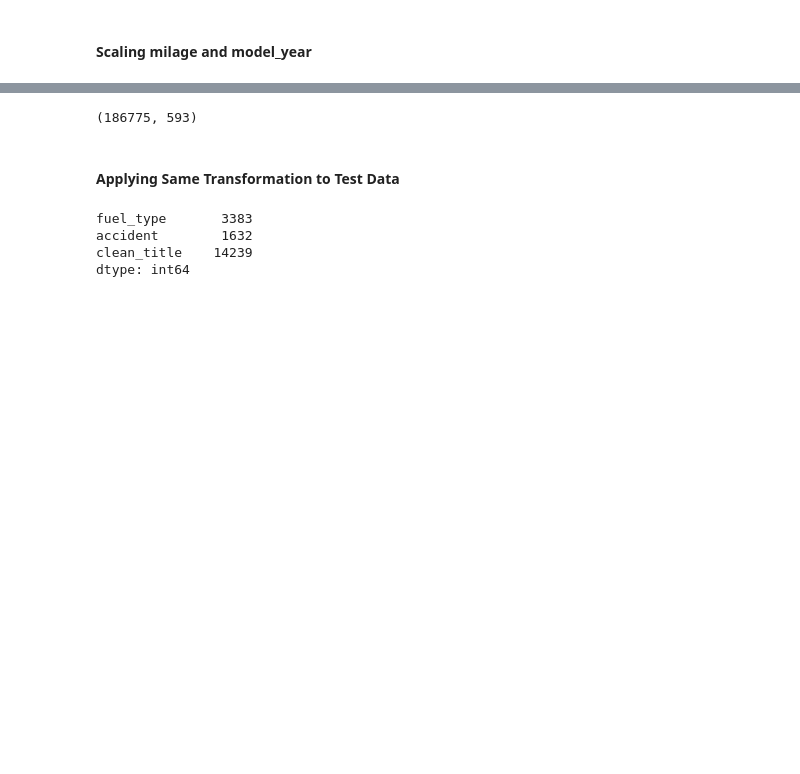
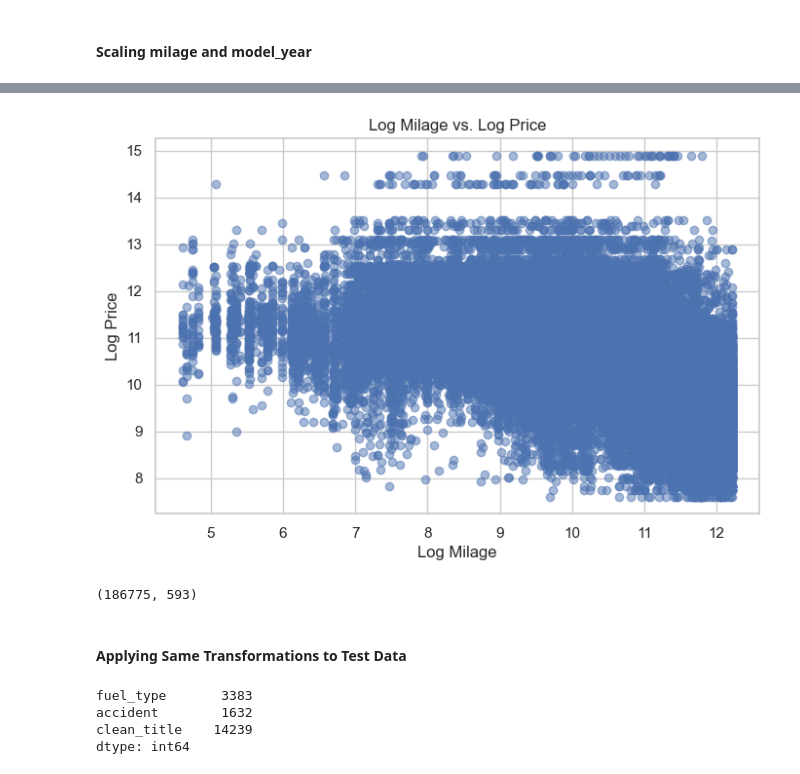
Before and after one commit to dimakazlouski/Used-Car-Prices-Regression, a Jupyter notebook: notebook.ipynb, the cells around one changed output, grey strips where cells are left out. Drawn from its saved outputs; the diff is of its cells as text; code cells hidden in the pictures; blank space fills up the shorter version.

```diff
--- a/notebook.ipynb
+++ b/notebook.ipynb
@@ -492,2 +528,11 @@ for feature in numerical_features:
+# %%
+plt.figure(figsize=(8, 5))
+plt.scatter(scaled_log_data['log_milage'], scaled_log_data['log_price'], alpha=0.5)
+plt.title('Log Milage vs. Log Price')
+plt.xlabel('Log Milage')
+plt.ylabel('Log Price')
+plt.show()
+# %% [output]
+[figure, added]
 # %%
 preprocessed_train_data = scaled_data.copy()
@@ -497,4 +546,4 @@ preprocessed_train_data.shape
 # %% [markdown]
-#### Applying Same Transformation to Test Data
+#### Applying Same Transformations to Test Data
 # %%
 test_data_encoded = test_data.copy()
```
Also changed, not shown: parts of 29 cells of this notebook, 2 other files.
